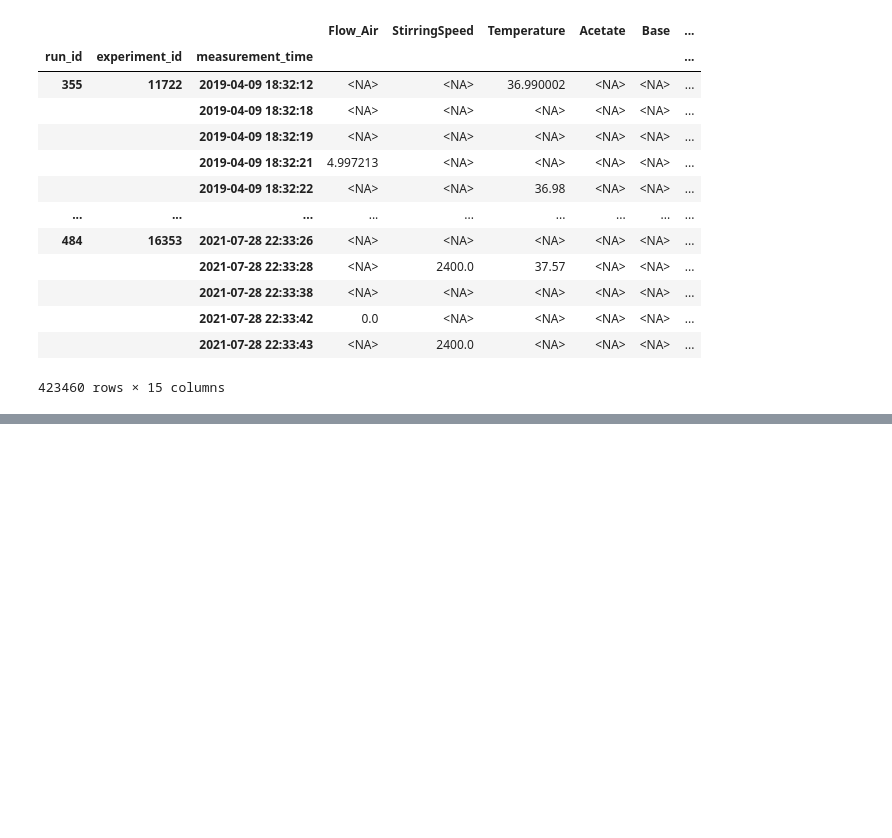
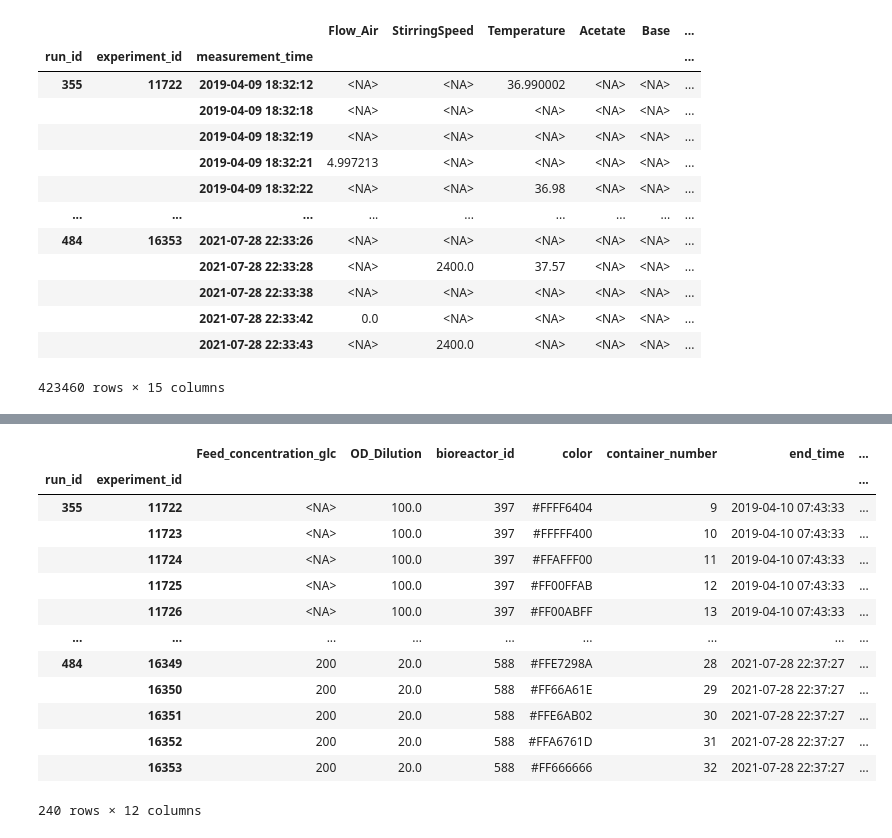
Before and after one commit to randolf-scholz/tsdm, a Jupyter notebook: dev/datasets/kiwi_experiments_and_run_355.ipynb, the cells around one changed output, grey strips where cells are left out. Drawn from its saved outputs; the diff is of its cells as text; code cells hidden in the pictures; blank space fills up the shorter version.

```diff
--- a/dev/datasets/kiwi_experiments_and_run_355.ipynb
+++ b/dev/datasets/kiwi_experiments_and_run_355.ipynb
@@ -925,0 +871,17 @@ aggregated.drop(columns="unit").groupby(["run_id", "experiment_id", "measurement
+# %%
+tsdm.datasets.KIWI_RUNS.metadata
+# %% [output]
+|  |  | Feed_concentration_glc | OD_Dilution | bioreactor_id | color | container_number | end_time | ... |
+| run_id | experiment_id |  |  |  |  |  |  | ... |
+| 355 | 11722 | <NA> | 100.0 | 397 | #FFFF6404 | 9 | 2019-04-10 07:43:33 | ... |
+|  | 11723 | <NA> | 100.0 | 397 | #FFFFF400 | 10 | 2019-04-10 07:43:33 | ... |
+|  | 11724 | <NA> | 100.0 | 397 | #FFAFFF00 | 11 | 2019-04-10 07:43:33 | ... |
+|  | 11725 | <NA> | 100.0 | 397 | #FF00FFAB | 12 | 2019-04-10 07:43:33 | ... |
+|  | 11726 | <NA> | 100.0 | 397 | #FF00ABFF | 13 | 2019-04-10 07:43:33 | ... |
+| ... | ... | ... | ... | ... | ... | ... | ... | ... |
+| 484 | 16349 | 200 | 20.0 | 588 | #FFE7298A | 28 | 2021-07-28 22:37:27 | ... |
+|  | 16350 | 200 | 20.0 | 588 | #FF66A61E | 29 | 2021-07-28 22:37:27 | ... |
+|  | 16351 | 200 | 20.0 | 588 | #FFE6AB02 | 30 | 2021-07-28 22:37:27 | ... |
+|  | 16352 | 200 | 20.0 | 588 | #FFA6761D | 31 | 2021-07-28 22:37:27 | ... |
+|  | 16353 | 200 | 20.0 | 588 | #FF666666 | 32 | 2021-07-28 22:37:27 | ... |
+240 rows × 12 columns
```
Also changed, not shown: parts of 10 cells of this notebook, 3 other files.
